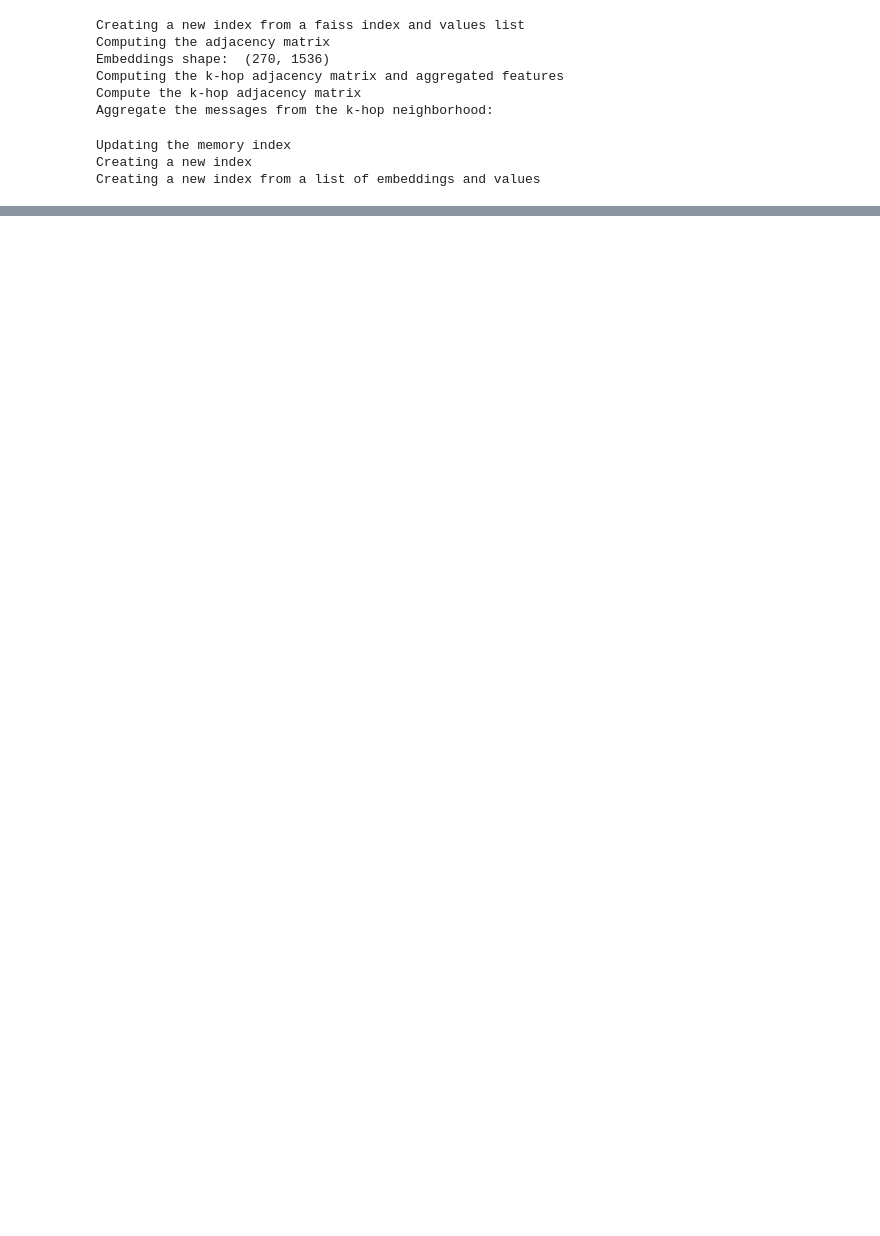
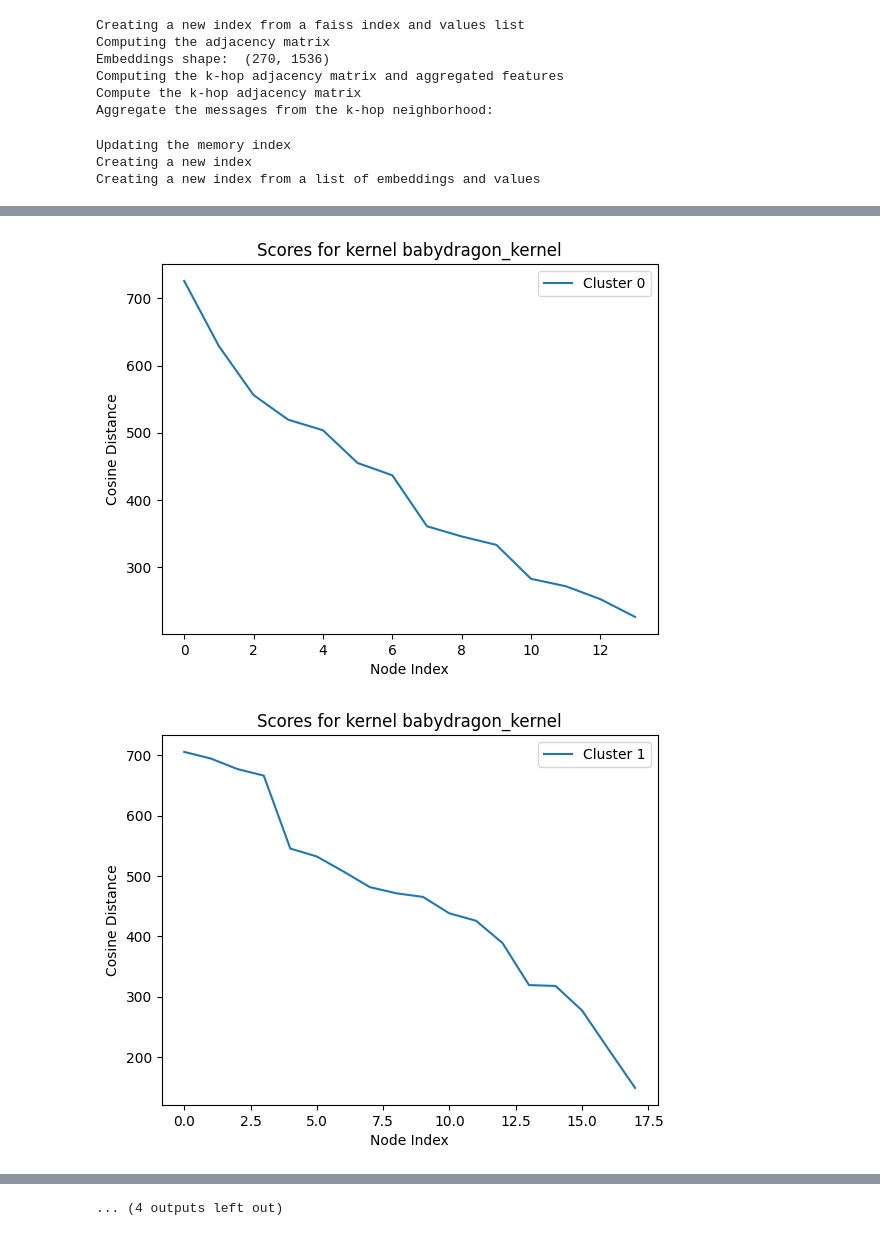
Before and after one commit to Neural-Dragon-AI/BabyDragon, a Jupyter notebook: task_example.ipynb, the cells around one changed output, grey strips where cells are left out. Saved outputs shown, nothing was run; the diff lists cells and outputs as text; code cells hidden in the pictures; blank space fills up the shorter version.

```diff
--- a/task_example.ipynb
+++ b/task_example.ipynb
@@ -194,0 +139,6 @@ Creating a new index from a list of embeddings and values
+# %%
+# Sort the paths using Gaussian distances
+memory_kernel_group.sort_paths_by_mode_distance("babydragon_kernel", distance_metric="euclidean")
+# %% [output]
+[figure, added]
+[figure, added]
@@ -194,0 +155 @@ Creating a new index from a list of embeddings and values
+... (4 outputs left out)
```
Also changed, not shown: parts of 13 cells of this notebook, 1 other file.
